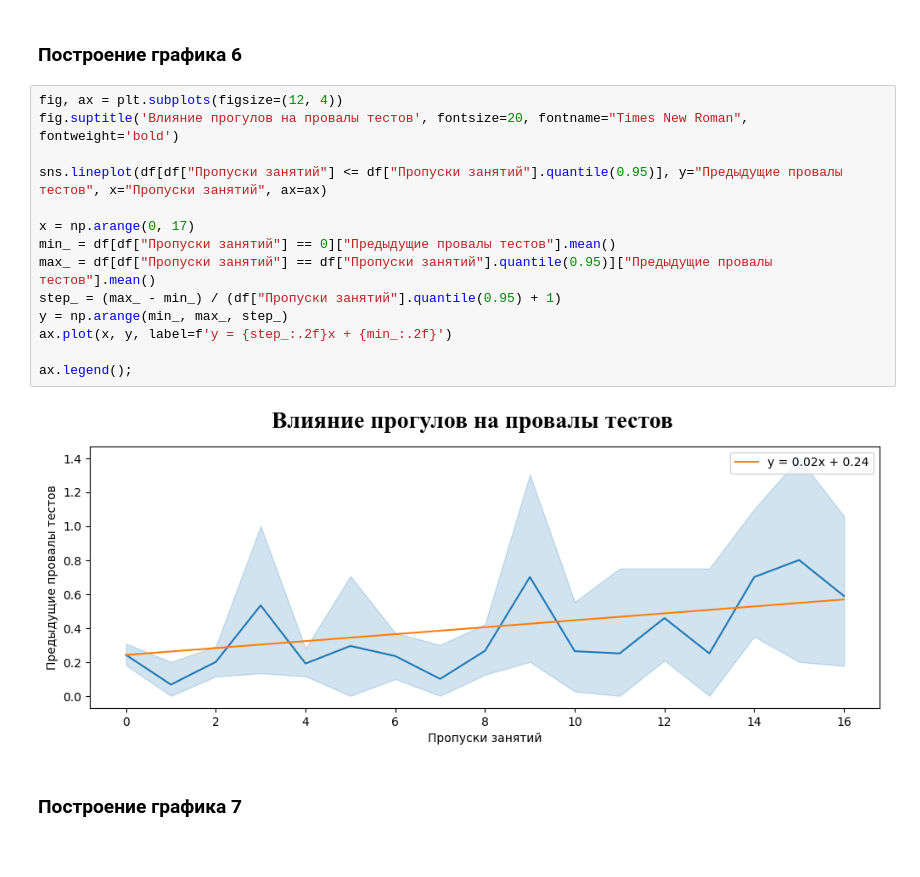
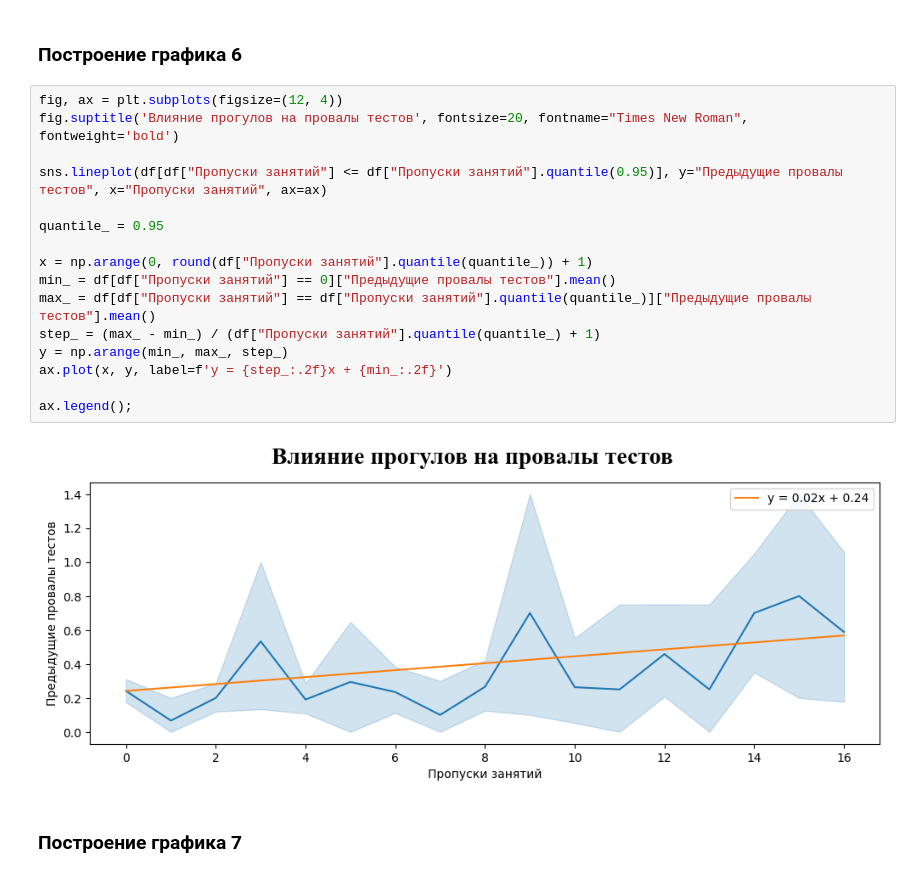
Before and after one commit to GaganovAlexander/BDST-course-paper, a Jupyter notebook: main.ipynb, the cells around one changed output. Saved outputs shown, nothing was run; the diff lists cells and outputs as text.

```diff
--- a/main.ipynb
+++ b/main.ipynb
@@ -171,19 +171,21 @@ ax=axs.flat[1].set(title='Сравнение школы и причины выб
 # %%
 fig, ax = plt.subplots(figsize=(12, 4))
 fig.suptitle('Влияние прогулов на провалы тестов', fontsize=20, fontname="Times New Roman", fontweight='bold')
 
 sns.lineplot(df[df["Пропуски занятий"] <= df["Пропуски занятий"].quantile(0.95)], y="Предыдущие провалы тестов", x="Пропуски занятий", ax=ax)
 
-x = np.arange(0, 17)
+quantile_ = 0.95
+
+x = np.arange(0, round(df["Пропуски занятий"].quantile(quantile_)) + 1)
 min_ = df[df["Пропуски занятий"] == 0]["Предыдущие провалы тестов"].mean()
-max_ = df[df["Пропуски занятий"] == df["Пропуски занятий"].quantile(0.95)]["Предыдущие провалы тестов"].mean()
-step_ = (max_ - min_) / (df["Пропуски занятий"].quantile(0.95) + 1)
+max_ = df[df["Пропуски занятий"] == df["Пропуски занятий"].quantile(quantile_)]["Предыдущие провалы тестов"].mean()
+step_ = (max_ - min_) / (df["Пропуски занятий"].quantile(quantile_) + 1)
 y = np.arange(min_, max_, step_)
 ax.plot(x, y, label=f'y = {step_:.2f}x + {min_:.2f}')
 
 ax.legend();
 # %% [output]
-[figure, old version]
+[figure, new version]
 # %% [markdown]
 ### Построение графика 7
 # %%
```
Also changed, not shown: parts of 2 cells of this notebook, 1 other file.
